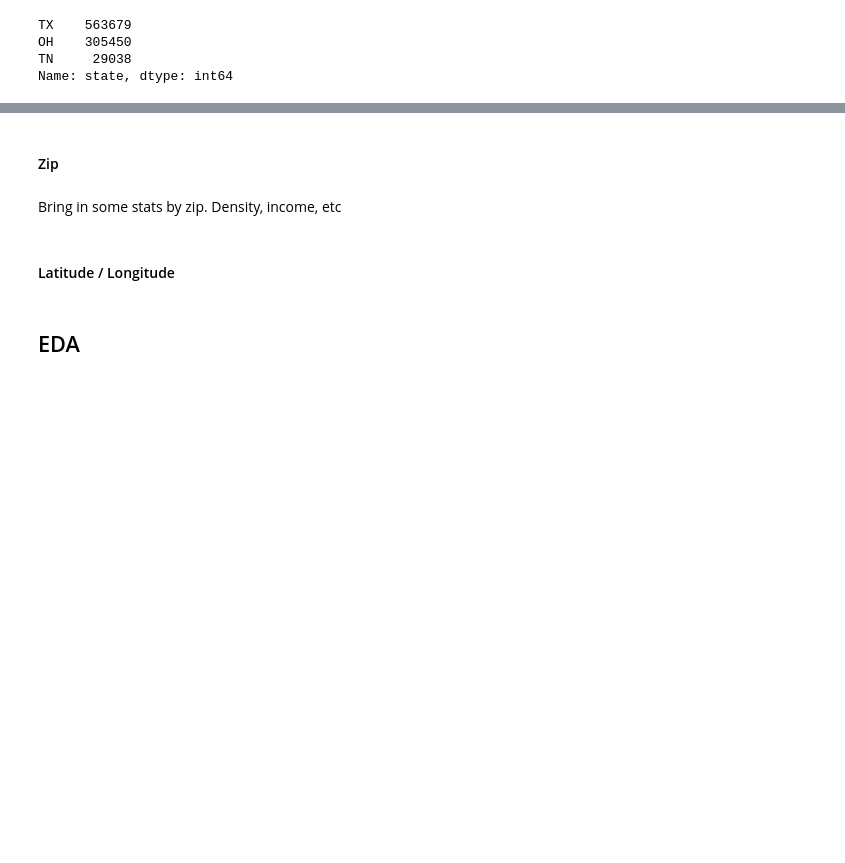
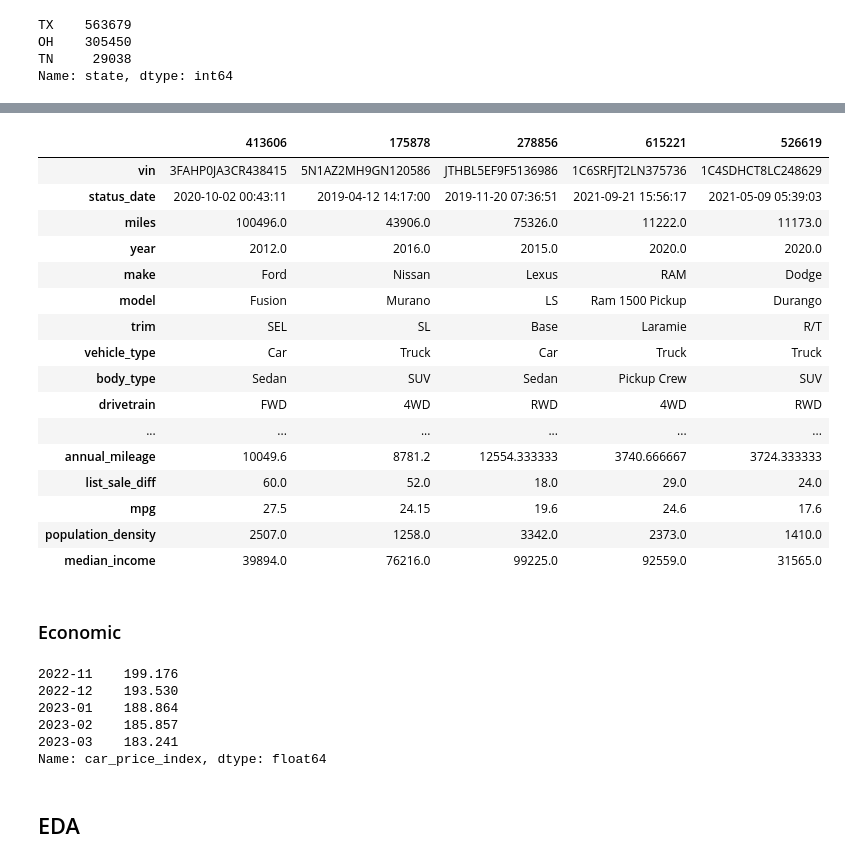
Before and after one commit to sheacon/used_car_pricing, a Jupyter notebook: 9_local.ipynb, the cells around one changed output, grey strips where cells are left out. Drawn from its saved outputs; the diff is of its cells as text; code cells hidden in the pictures; blank space fills up the shorter version.

```diff
--- a/9_local.ipynb
+++ b/9_local.ipynb
@@ -466,0 +473,7 @@ Name: state, dtype: int64
+# %%
+def get_population_density_and_income(zipcode):
+    result = search.by_zipcode(zipcode)
+    if result:
+        return pd.Series([result.population_density, result.median_household_income])
+    else:
+        return pd.Series([None, None])
@@ -467,6 +483,32 @@ Name: state, dtype: int64
+# %%
+# list unique values in zip column
+zip_list = df['zip'].unique()
+# %%
+# apply get_population_density_and_income to each value in zip_list
+zip_list = pd.DataFrame(zip_list, columns=['zip'])
+zip_list[['population_density', 'median_income']] = zip_list['zip'].progress_apply(get_population_density_and_income)
+# %%
+# join df and zip_list
+df = df.merge(zip_list, on='zip', how='left')
+# %%
+df.sample(5).T
+# %% [output]
+|  | 413606 | 175878 | 278856 | 615221 | 526619 |
+| vin | 3FAHP0JA3CR438415 | 5N1AZ2MH9GN120586 | JTHBL5EF9F5136986 | 1C6SRFJT2LN375736 | 1C4SDHCT8LC248629 |
+| status_date | 2020-10-02 00:43:11 | 2019-04-12 14:17:00 | 2019-11-20 07:36:51 | 2021-09-21 15:56:17 | 2021-05-09 05:39:03 |
+| miles | 100496.0 | 43906.0 | 75326.0 | 11222.0 | 11173.0 |
+| year | 2012.0 | 2016.0 | 2015.0 | 2020.0 | 2020.0 |
+| make | Ford | Nissan | Lexus | RAM | Dodge |
+| model | Fusion | Murano | LS | Ram 1500 Pickup | Durango |
+| trim | SEL | SL | Base | Laramie | R/T |
+| vehicle_type | Car | Truck | Car | Truck | Truck |
+| body_type | Sedan | SUV | Sedan | Pickup Crew | SUV |
+| drivetrain | FWD | 4WD | RWD | 4WD | RWD |
+| ... | ... | ... | ... | ... | ... |
+| annual_mileage | 10049.6 | 8781.2 | 12554.333333 | 3740.666667 | 3724.333333 |
+| list_sale_diff | 60.0 | 52.0 | 18.0 | 29.0 | 24.0 |
+| mpg | 27.5 | 24.15 | 19.6 | 24.6 | 17.6 |
+| population_density | 2507.0 | 1258.0 | 3342.0 | 2373.0 | 1410.0 |
+| median_income | 39894.0 | 76216.0 | 99225.0 | 92559.0 | 31565.0 |
 # %% [markdown]
-#### Zip
+### Economic
-# %% [markdown]
-Bring in some stats by zip. Density, income, etc
-# %% [markdown]
-#### Latitude / Longitude
@@ -472,0 +519,14 @@ Bring in some stats by zip. Density, income, etc
+# %%
+# BLS: Used cars and trucks in U.S. city average
+car_price_index = fred.get_series('CUUR0000SETA02')
+car_price_index.name = "car_price_index"
+car_price_index.index = car_price_index.index + pd.DateOffset(months=1) # shift index (have to use last month's index to predict next month's price)
+car_price_index.index = car_price_index.index.strftime('%Y-%m')
+car_price_index.tail()
+# %% [output]
+2022-11    199.176
+2022-12    193.530
+2023-01    188.864
+2023-02    185.857
+2023-03    183.241
+Name: car_price_index, dtype: float64
```
Also changed, not shown: parts of 49 cells of this notebook.
